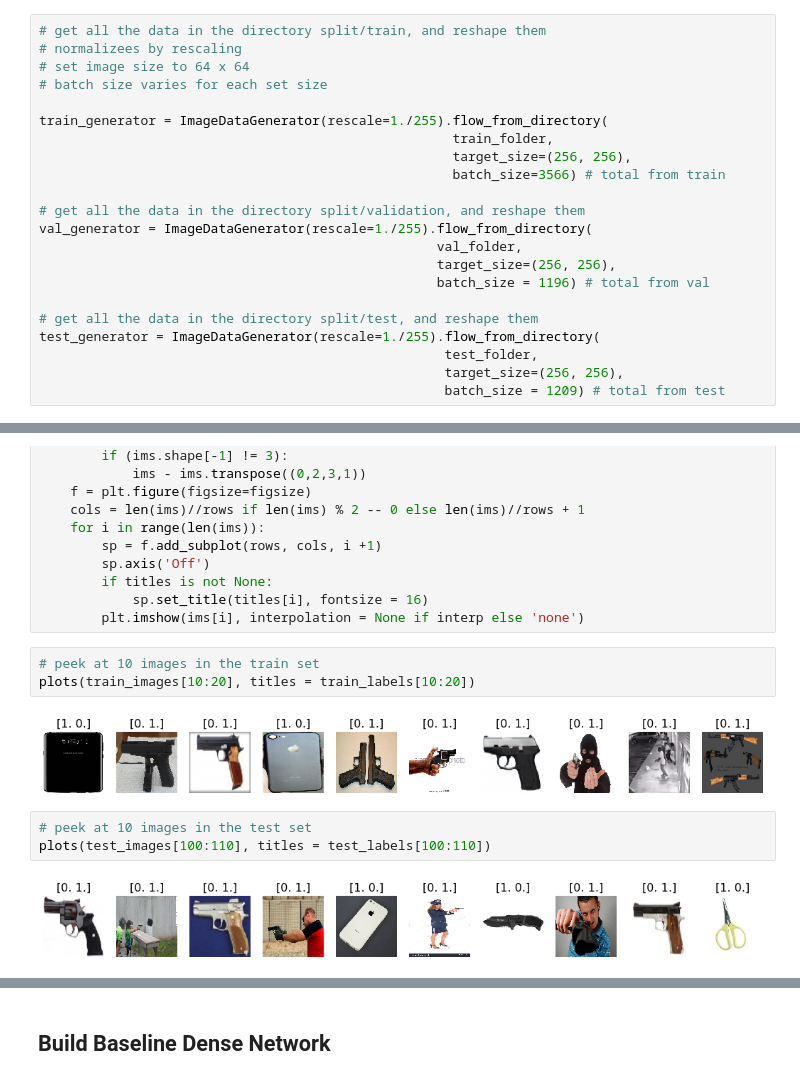
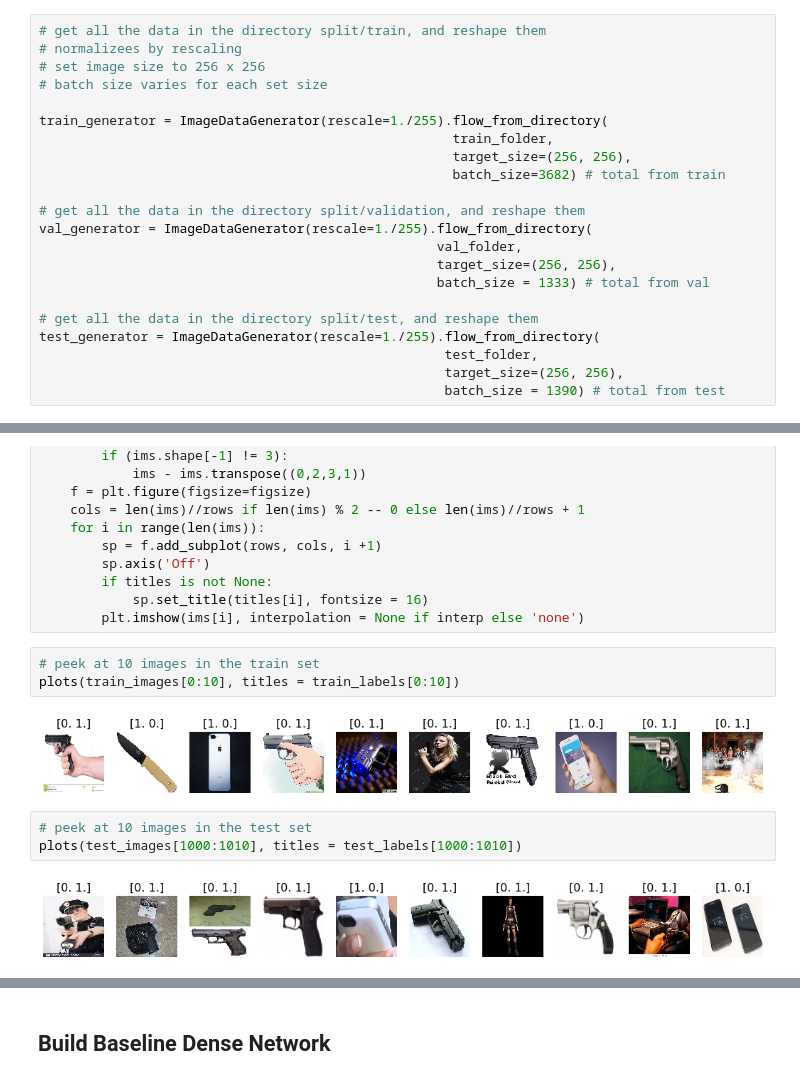
Before and after one commit to eric8395/Gun-Image-Classification, a Jupyter notebook: EA Folder/Image Classification - Binary.ipynb, the cells around one changed output, grey strips where cells are left out. Cells and saved outputs as stored; diff of their text form.

Commit message:
updated number of images in each set; need to rerun models

```diff
--- a/EA Folder/Image Classification - Binary.ipynb
+++ b/EA Folder/Image Classification - Binary.ipynb
@@ -172,25 +172,25 @@ There are 450 not gun images in the test set
 # %%
 # get all the data in the directory split/train, and reshape them
 # normalizees by rescaling
-# set image size to 64 x 64
+# set image size to 256 x 256
 # batch size varies for each set size
 
 train_generator = ImageDataGenerator(rescale=1./255).flow_from_directory(
                                                      train_folder,
                                                      target_size=(256, 256),
-                                                     batch_size=3566) # total from train
+                                                     batch_size=3682) # total from train
 
 # get all the data in the directory split/validation, and reshape them
 val_generator = ImageDataGenerator(rescale=1./255).flow_from_directory(
                                                    val_folder,
                                                    target_size=(256, 256),
-                                                   batch_size = 1196) # total from val
+                                                   batch_size = 1333) # total from val
 
 # get all the data in the directory split/test, and reshape them
 test_generator = ImageDataGenerator(rescale=1./255).flow_from_directory(
                                                     test_folder,
                                                     target_size=(256, 256),
-                                                    batch_size = 1209) # total from test
+                                                    batch_size = 1390) # total from test
 # %% [output]
 Found 3682 images belonging to 2 classes.
 Found 1333 images belonging to 2 classes.
@@ -270,14 +270,14 @@ def plots(ims, figsize = (20,4), rows = 1, interp = False, titles = None):
         plt.imshow(ims[i], interpolation = None if interp else 'none')
 # %%
 # peek at 10 images in the train set
-plots(train_images[10:20], titles = train_labels[10:20])
+plots(train_images[0:10], titles = train_labels[0:10])
 # %% [output]
-[figure, old version]
+[figure, new version]
 # %%
 # peek at 10 images in the test set
-plots(test_images[100:110], titles = test_labels[100:110])
+plots(test_images[1000:1010], titles = test_labels[1000:1010])
 # %% [output]
-[figure, old version]
+[figure, new version]
 # %%
 # Explore dataset again
 m_train = train_images.shape[0]  # number of images in train
```
Also changed, not shown: parts of 43 cells of this notebook, 1 other file.
